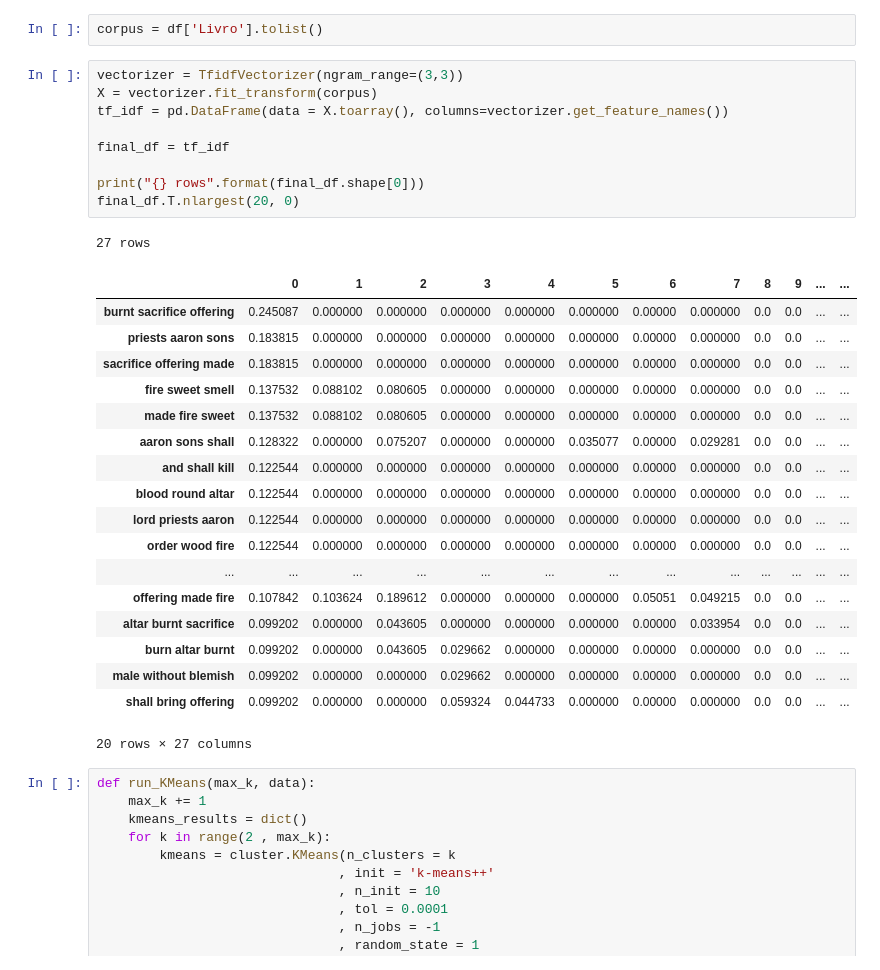
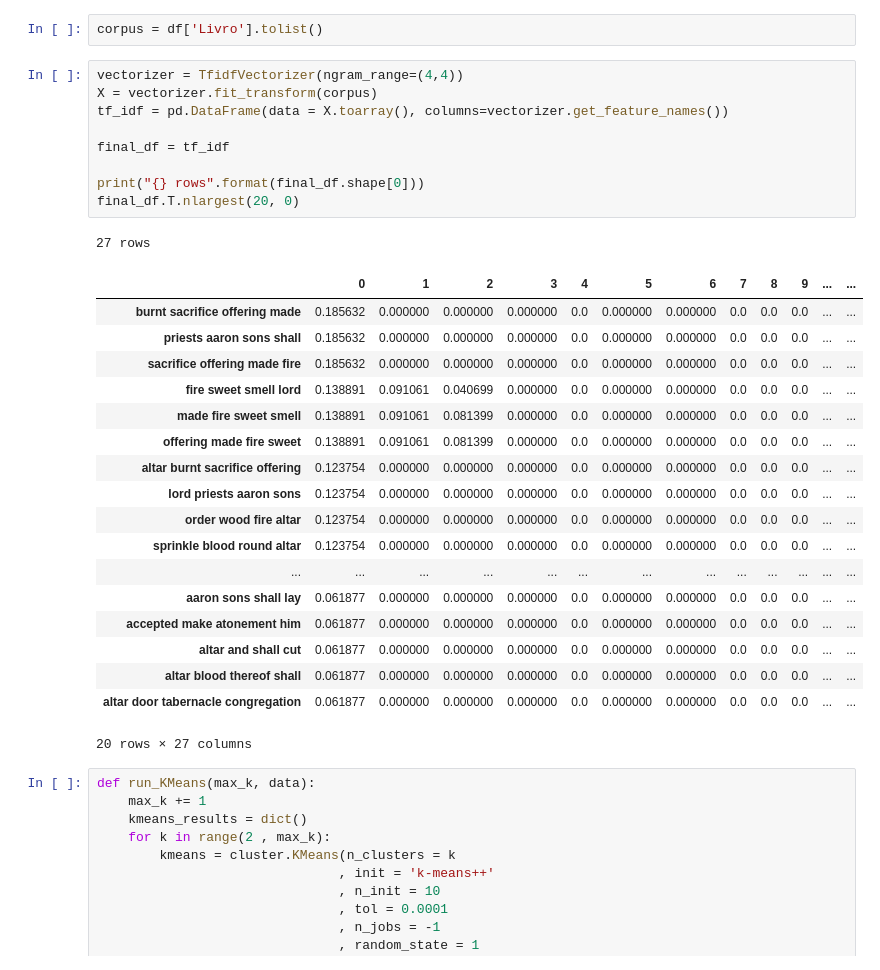
Before and after one commit to Bruno-cesar-dout/Versao_de_experimentos, a Jupyter notebook: Levitico.ipynb, the cells around one changed output. Saved outputs shown, nothing was run; the diff lists cells and outputs as text.

```diff
--- a/Levitico.ipynb
+++ b/Levitico.ipynb
@@ -144,33 +144,33 @@ print(df)
 # %%
 corpus = df['Livro'].tolist()
 # %%
-vectorizer = TfidfVectorizer(ngram_range=(3,3))
+vectorizer = TfidfVectorizer(ngram_range=(4,4))
 X = vectorizer.fit_transform(corpus)
 tf_idf = pd.DataFrame(data = X.toarray(), columns=vectorizer.get_feature_names())
 
 final_df = tf_idf
 
 print("{} rows".format(final_df.shape[0]))
 final_df.T.nlargest(20, 0)
 # %% [output]
 27 rows
 |  | 0 | 1 | 2 | 3 | 4 | 5 | 6 | 7 | 8 | 9 | ... | ... |
-| burnt sacrifice offering | 0.245087 | 0.000000 | 0.000000 | 0.000000 | 0.000000 | 0.000000 | 0.00000 | 0.000000 | 0.0 | 0.0 | ... | ... |
-| priests aaron sons | 0.183815 | 0.000000 | 0.000000 | 0.000000 | 0.000000 | 0.000000 | 0.00000 | 0.000000 | 0.0 | 0.0 | ... | ... |
-| sacrifice offering made | 0.183815 | 0.000000 | 0.000000 | 0.000000 | 0.000000 | 0.000000 | 0.00000 | 0.000000 | 0.0 | 0.0 | ... | ... |
-| fire sweet smell | 0.137532 | 0.088102 | 0.080605 | 0.000000 | 0.000000 | 0.000000 | 0.00000 | 0.000000 | 0.0 | 0.0 | ... | ... |
-| made fire sweet | 0.137532 | 0.088102 | 0.080605 | 0.000000 | 0.000000 | 0.000000 | 0.00000 | 0.000000 | 0.0 | 0.0 | ... | ... |
-| aaron sons shall | 0.128322 | 0.000000 | 0.075207 | 0.000000 | 0.000000 | 0.035077 | 0.00000 | 0.029281 | 0.0 | 0.0 | ... | ... |
-| and shall kill | 0.122544 | 0.000000 | 0.000000 | 0.000000 | 0.000000 | 0.000000 | 0.00000 | 0.000000 | 0.0 | 0.0 | ... | ... |
-| blood round altar | 0.122544 | 0.000000 | 0.000000 | 0.000000 | 0.000000 | 0.000000 | 0.00000 | 0.000000 | 0.0 | 0.0 | ... | ... |
-| lord priests aaron | 0.122544 | 0.000000 | 0.000000 | 0.000000 | 0.000000 | 0.000000 | 0.00000 | 0.000000 | 0.0 | 0.0 | ... | ... |
-| order wood fire | 0.122544 | 0.000000 | 0.000000 | 0.000000 | 0.000000 | 0.000000 | 0.00000 | 0.000000 | 0.0 | 0.0 | ... | ... |
+| burnt sacrifice offering made | 0.185632 | 0.000000 | 0.000000 | 0.000000 | 0.0 | 0.000000 | 0.000000 | 0.0 | 0.0 | 0.0 | ... | ... |
+| priests aaron sons shall | 0.185632 | 0.000000 | 0.000000 | 0.000000 | 0.0 | 0.000000 | 0.000000 | 0.0 | 0.0 | 0.0 | ... | ... |
+| sacrifice offering made fire | 0.185632 | 0.000000 | 0.000000 | 0.000000 | 0.0 | 0.000000 | 0.000000 | 0.0 | 0.0 | 0.0 | ... | ... |
+| fire sweet smell lord | 0.138891 | 0.091061 | 0.040699 | 0.000000 | 0.0 | 0.000000 | 0.000000 | 0.0 | 0.0 | 0.0 | ... | ... |
+| made fire sweet smell | 0.138891 | 0.091061 | 0.081399 | 0.000000 | 0.0 | 0.000000 | 0.000000 | 0.0 | 0.0 | 0.0 | ... | ... |
+| offering made fire sweet | 0.138891 | 0.091061 | 0.081399 | 0.000000 | 0.0 | 0.000000 | 0.000000 | 0.0 | 0.0 | 0.0 | ... | ... |
+| altar burnt sacrifice offering | 0.123754 | 0.000000 | 0.000000 | 0.000000 | 0.0 | 0.000000 | 0.000000 | 0.0 | 0.0 | 0.0 | ... | ... |
+| lord priests aaron sons | 0.123754 | 0.000000 | 0.000000 | 0.000000 | 0.0 | 0.000000 | 0.000000 | 0.0 | 0.0 | 0.0 | ... | ... |
+| order wood fire altar | 0.123754 | 0.000000 | 0.000000 | 0.000000 | 0.0 | 0.000000 | 0.000000 | 0.0 | 0.0 | 0.0 | ... | ... |
+| sprinkle blood round altar | 0.123754 | 0.000000 | 0.000000 | 0.000000 | 0.0 | 0.000000 | 0.000000 | 0.0 | 0.0 | 0.0 | ... | ... |
 | ... | ... | ... | ... | ... | ... | ... | ... | ... | ... | ... | ... | ... |
-| offering made fire | 0.107842 | 0.103624 | 0.189612 | 0.000000 | 0.000000 | 0.000000 | 0.05051 | 0.049215 | 0.0 | 0.0 | ... | ... |
-| altar burnt sacrifice | 0.099202 | 0.000000 | 0.043605 | 0.000000 | 0.000000 | 0.000000 | 0.00000 | 0.033954 | 0.0 | 0.0 | ... | ... |
-| burn altar burnt | 0.099202 | 0.000000 | 0.043605 | 0.029662 | 0.000000 | 0.000000 | 0.00000 | 0.000000 | 0.0 | 0.0 | ... | ... |
-| male without blemish | 0.099202 | 0.000000 | 0.000000 | 0.029662 | 0.000000 | 0.000000 | 0.00000 | 0.000000 | 0.0 | 0.0 | ... | ... |
-| shall bring offering | 0.099202 | 0.000000 | 0.000000 | 0.059324 | 0.044733 | 0.000000 | 0.00000 | 0.000000 | 0.0 | 0.0 | ... | ... |
+| aaron sons shall lay | 0.061877 | 0.000000 | 0.000000 | 0.000000 | 0.0 | 0.000000 | 0.000000 | 0.0 | 0.0 | 0.0 | ... | ... |
+| accepted make atonement him | 0.061877 | 0.000000 | 0.000000 | 0.000000 | 0.0 | 0.000000 | 0.000000 | 0.0 | 0.0 | 0.0 | ... | ... |
+| altar and shall cut | 0.061877 | 0.000000 | 0.000000 | 0.000000 | 0.0 | 0.000000 | 0.000000 | 0.0 | 0.0 | 0.0 | ... | ... |
+| altar blood thereof shall | 0.061877 | 0.000000 | 0.000000 | 0.000000 | 0.0 | 0.000000 | 0.000000 | 0.0 | 0.0 | 0.0 | ... | ... |
+| altar door tabernacle congregation | 0.061877 | 0.000000 | 0.000000 | 0.000000 | 0.0 | 0.000000 | 0.000000 | 0.0 | 0.0 | 0.0 | ... | ... |
 20 rows × 27 columns
 # %%
 def run_KMeans(max_k, data):
```
Also changed, not shown: parts of 7 cells of this notebook.
